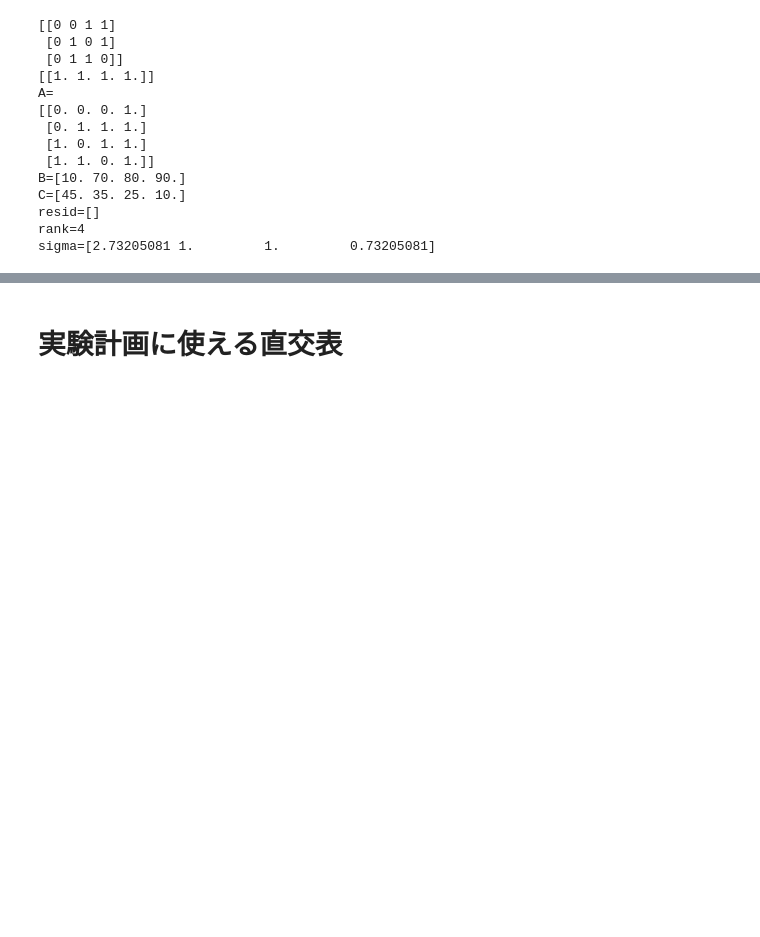
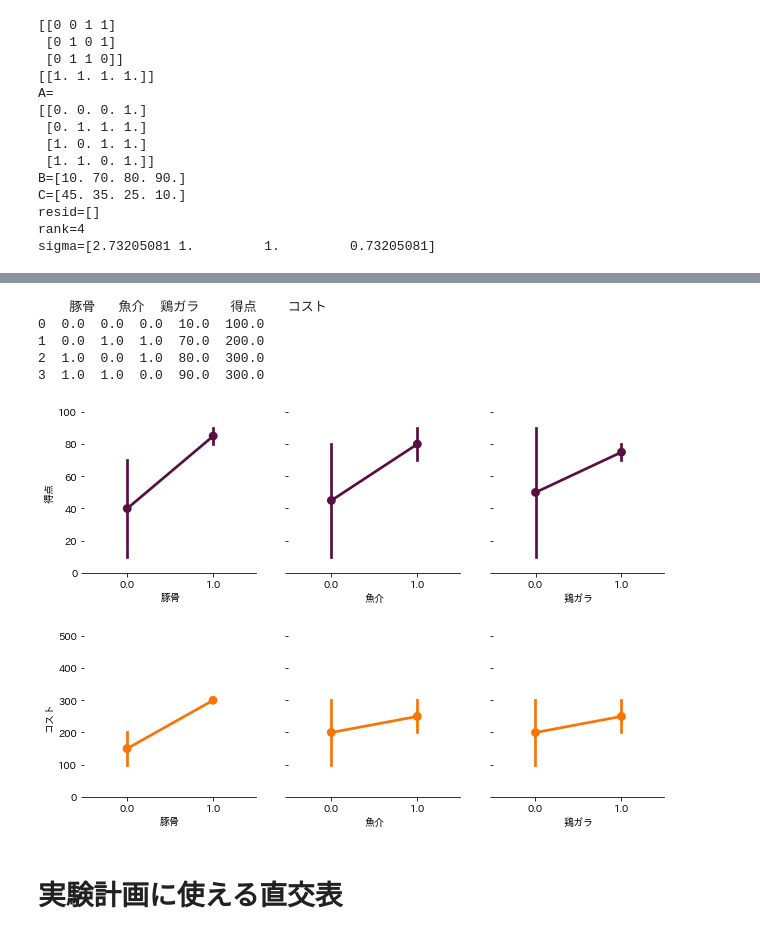
Before and after one commit to kagyuu/jupyter, a Jupyter notebook: OrthogonalArray.ipynb, the cells around one changed output, grey strips where cells are left out. Drawn from its saved outputs; the diff is of its cells as text; code cells hidden in the pictures; blank space fills up the shorter version.

```diff
--- a/OrthogonalArray.ipynb
+++ b/OrthogonalArray.ipynb
@@ -65,3 +70,45 @@ sigma=[2.73205081 1.         1.         0.73205081]
+# %%
+import seaborn as sns
+import pandas as pd
+import matplotlib.pyplot as plt
+
+# 費用データ
+D=np.array([100,200,300,300]);
+
+# Pandas の data_frame を numpy の　ndarray から作成する
+# (CSVの読み込みや、RDBでのSQL文の実行結果からも作ることができる)
+data = np.concatenate( (oa.T, np.array([B]), np.array([D]) ) )
+soup_frame = pd.DataFrame(data.T, columns=["豚骨", "魚介","鶏ガラ","得点","コスト"])
+print (soup_frame)
+
+# 素材と得点の関係
+g1 = sns.PairGrid(soup_frame, y_vars="得点",
+                 x_vars=["豚骨", "魚介", "鶏ガラ"],
+                 size=3, aspect=1.0)
+
+g1.map(sns.pointplot, color=sns.xkcd_rgb["plum"])
+g1.set(ylim=(0, 100))
+sns.despine(fig=g1.fig, left=True)
+
+# 素材とコストの関係
+g2 = sns.PairGrid(soup_frame, y_vars="コスト",
+                 x_vars=["豚骨", "魚介", "鶏ガラ"],
+                 size=3, aspect=1.0)
+
+g2.map(sns.pointplot, color=sns.xkcd_rgb["orange"])
+g2.set(ylim=(0, 500))
+sns.despine(fig=g2.fig, left=True)
+
+# 描画
+plt.show()
+# %% [output]
+    豚骨   魚介  鶏ガラ    得点    コスト
+0  0.0  0.0  0.0  10.0  100.0
+1  0.0  1.0  1.0  70.0  200.0
+2  1.0  0.0  1.0  80.0  300.0
+3  1.0  1.0  0.0  90.0  300.0
+[figure, added]
+[figure, added]
 # %% [markdown]
 # 実験計画に使える直交表
 # %%
```
Also changed, not shown: parts of 1 cell of this notebook, 1 other file.
